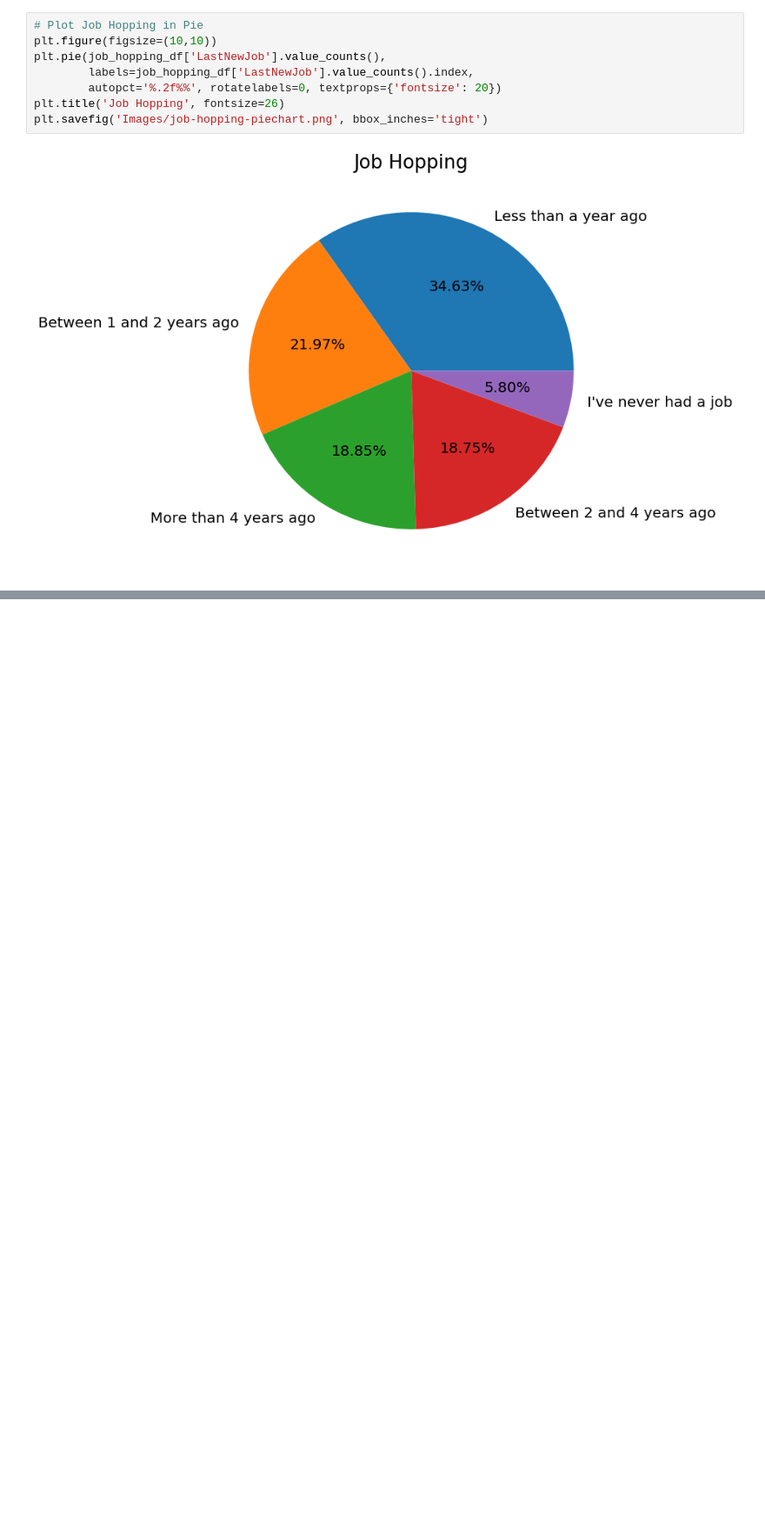
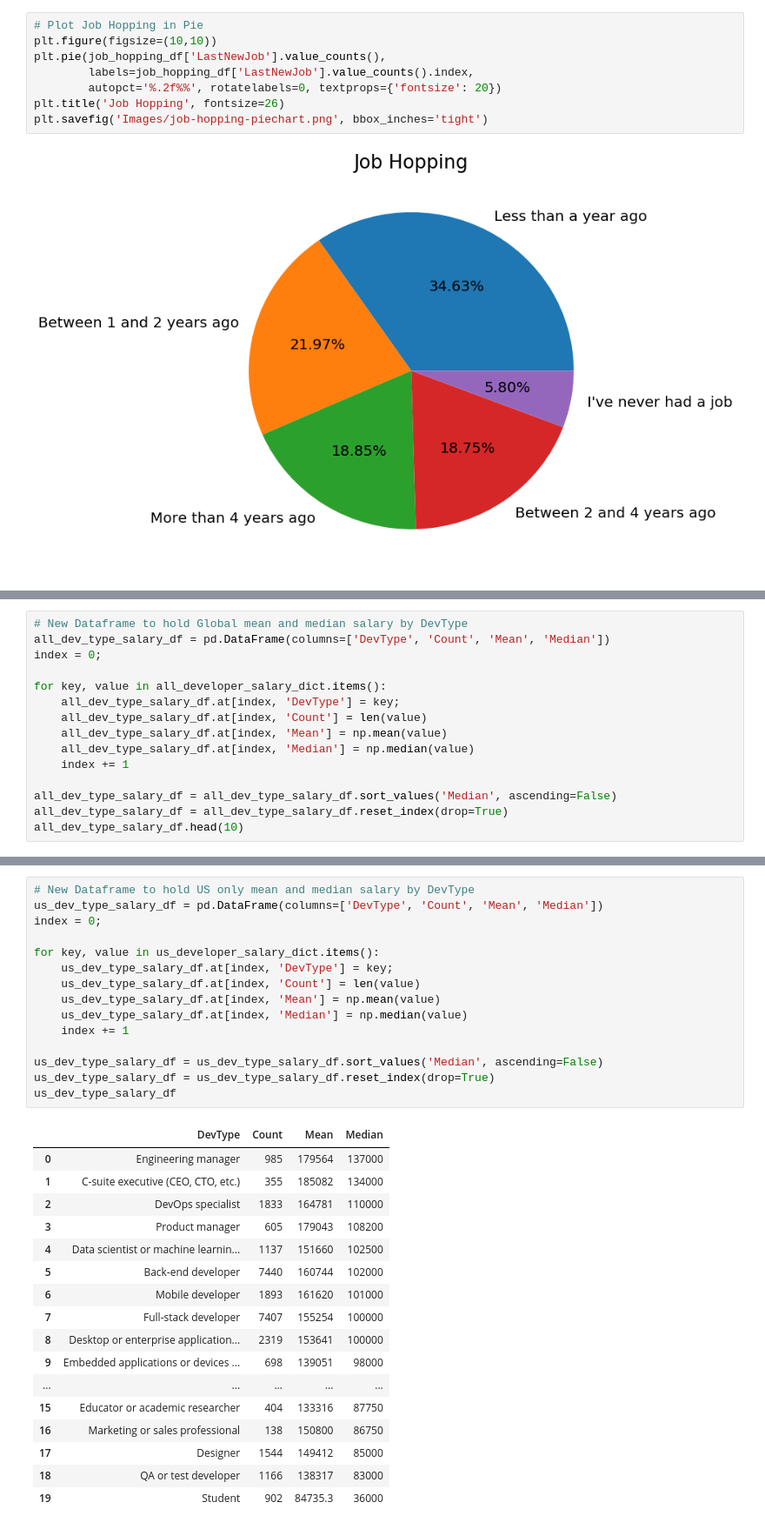
Before and after one commit to kuldeepemol/tech-nerds, a Jupyter notebook: Work-Career-analysis.ipynb, the cells around one changed output, grey strips where cells are left out. Shown: that part at 87% size. Cells and saved outputs as stored; diff of their text form; blank space fills up the shorter version.

```diff
--- a/Work-Career-analysis.ipynb
+++ b/Work-Career-analysis.ipynb
@@ -268,0 +380,15 @@ plt.savefig('Images/experience-distribution.png', bbox_inches='tight')
+# %%
+# New Dataframe to hold Global mean and median salary by DevType
+all_dev_type_salary_df = pd.DataFrame(columns=['DevType', 'Count', 'Mean', 'Median'])
+index = 0;
+
+for key, value in all_developer_salary_dict.items():
+    all_dev_type_salary_df.at[index, 'DevType'] = key;
+    all_dev_type_salary_df.at[index, 'Count'] = len(value)
+    all_dev_type_salary_df.at[index, 'Mean'] = np.mean(value)
+    all_dev_type_salary_df.at[index, 'Median'] = np.median(value)
+    index += 1
+
+all_dev_type_salary_df = all_dev_type_salary_df.sort_values('Median', ascending=False)
+all_dev_type_salary_df = all_dev_type_salary_df.reset_index(drop=True)
+all_dev_type_salary_df.head(10)
@@ -268,0 +407,33 @@ plt.savefig('Images/experience-distribution.png', bbox_inches='tight')
+# %%
+# New Dataframe to hold US only mean and median salary by DevType
+us_dev_type_salary_df = pd.DataFrame(columns=['DevType', 'Count', 'Mean', 'Median'])
+index = 0;
+
+for key, value in us_developer_salary_dict.items():
+    us_dev_type_salary_df.at[index, 'DevType'] = key;
+    us_dev_type_salary_df.at[index, 'Count'] = len(value)
+    us_dev_type_salary_df.at[index, 'Mean'] = np.mean(value)
+    us_dev_type_salary_df.at[index, 'Median'] = np.median(value)
+    index += 1
+
+us_dev_type_salary_df = us_dev_type_salary_df.sort_values('Median', ascending=False)
+us_dev_type_salary_df = us_dev_type_salary_df.reset_index(drop=True)
+us_dev_type_salary_df
+# %% [output]
+|  | DevType | Count | Mean | Median |
+| 0 | Engineering manager | 985 | 179564 | 137000 |
+| 1 | C-suite executive (CEO, CTO, etc.) | 355 | 185082 | 134000 |
+| 2 | DevOps specialist | 1833 | 164781 | 110000 |
+| 3 | Product manager | 605 | 179043 | 108200 |
+| 4 | Data scientist or machine learnin... | 1137 | 151660 | 102500 |
+| 5 | Back-end developer | 7440 | 160744 | 102000 |
+| 6 | Mobile developer | 1893 | 161620 | 101000 |
+| 7 | Full-stack developer | 7407 | 155254 | 100000 |
+| 8 | Desktop or enterprise application... | 2319 | 153641 | 100000 |
+| 9 | Embedded applications or devices ... | 698 | 139051 | 98000 |
+| ... | ... | ... | ... | ... |
+| 15 | Educator or academic researcher | 404 | 133316 | 87750 |
+| 16 | Marketing or sales professional | 138 | 150800 | 86750 |
+| 17 | Designer | 1544 | 149412 | 85000 |
+| 18 | QA or test developer | 1166 | 138317 | 83000 |
+| 19 | Student | 902 | 84735.3 | 36000 |
```
Also changed, not shown: parts of 10 cells of this notebook, 3 other files.
